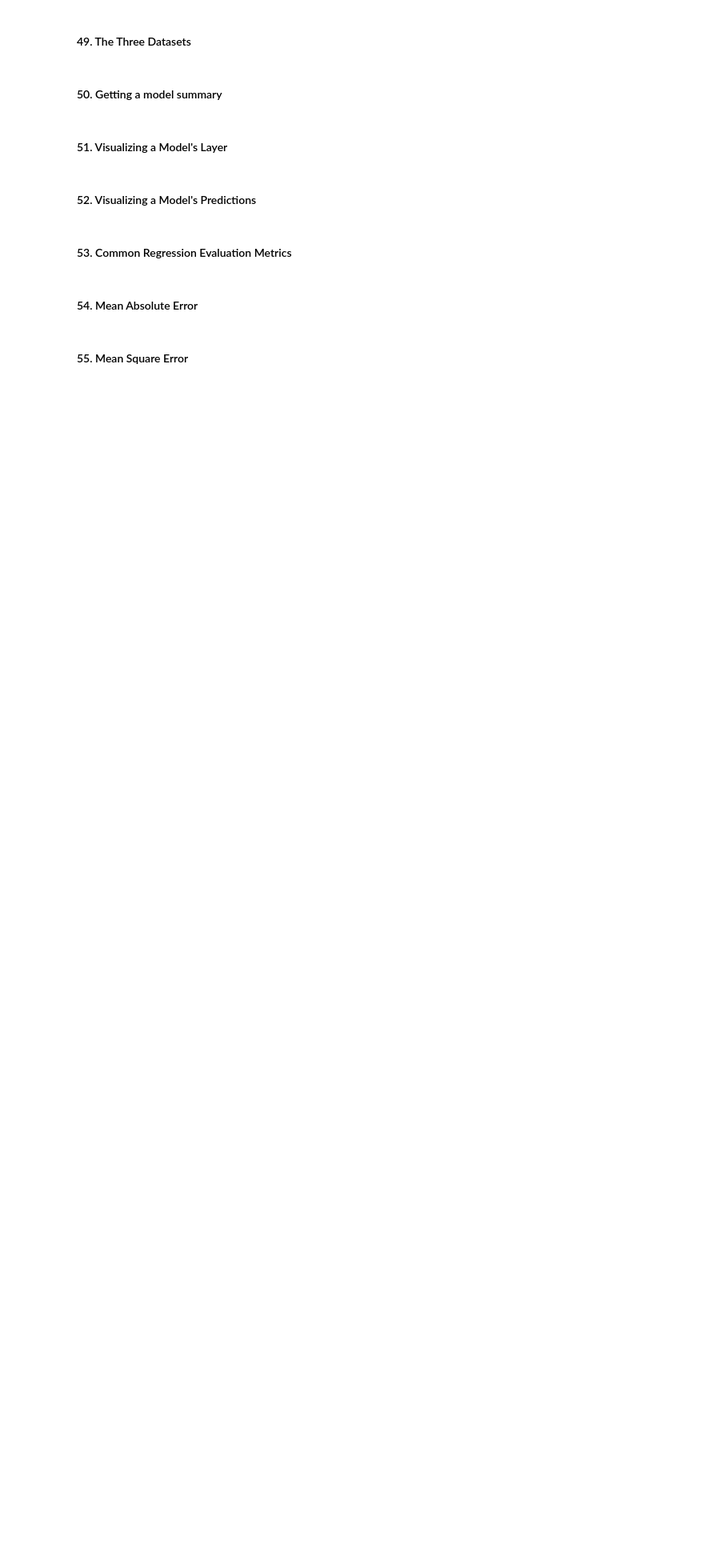
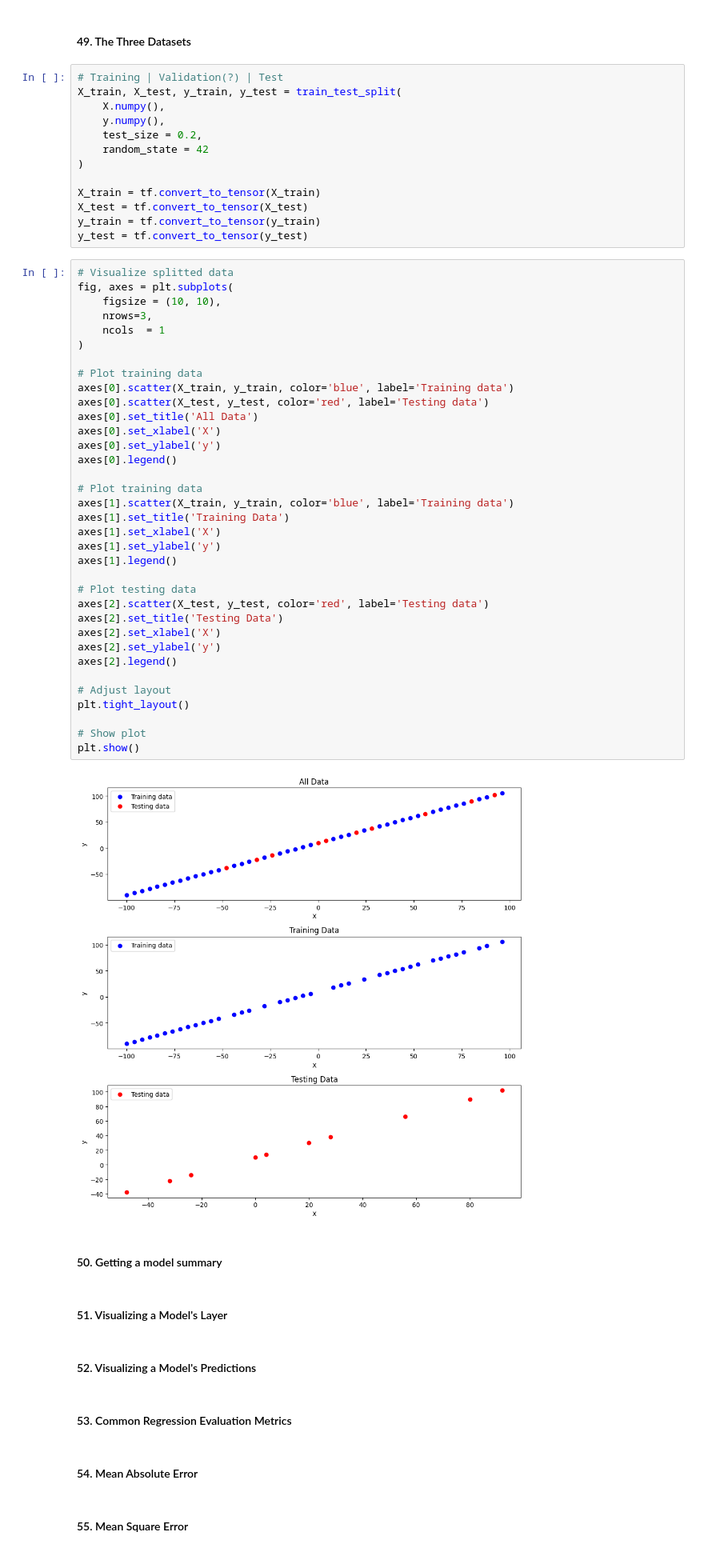
Before and after one commit to Diegomca98/tensorflow-certification-prep, a Jupyter notebook: src/nn_regression.ipynb, the cells around one changed output. Shown at 80% size. Drawn from its saved outputs; the diff is of its cells as text; blank space fills up the shorter version.

```diff
--- a/src/nn_regression.ipynb
+++ b/src/nn_regression.ipynb
@@ -286,5 +492,55 @@ array([[31.223545]], dtype=float32)
 # %% [markdown]
 #### 49. The Three Datasets
+# %%
+# Training | Validation(?) | Test
+X_train, X_test, y_train, y_test = train_test_split(
+    X.numpy(),
+    y.numpy(),
+    test_size = 0.2,
+    random_state = 42
+)
+
+X_train = tf.convert_to_tensor(X_train)
+X_test = tf.convert_to_tensor(X_test)
+y_train = tf.convert_to_tensor(y_train)
+y_test = tf.convert_to_tensor(y_test)
+# %%
+# Visualize splitted data
+fig, axes = plt.subplots(
+    figsize = (10, 10),
+    nrows=3,
+    ncols  = 1
+)
+
+# Plot training data
+axes[0].scatter(X_train, y_train, color='blue', label='Training data')
+axes[0].scatter(X_test, y_test, color='red', label='Testing data')
+axes[0].set_title('All Data')
+axes[0].set_xlabel('X')
+axes[0].set_ylabel('y')
+axes[0].legend()
+
+# Plot training data
+axes[1].scatter(X_train, y_train, color='blue', label='Training data')
+axes[1].set_title('Training Data')
+axes[1].set_xlabel('X')
+axes[1].set_ylabel('y')
+axes[1].legend()
+
+# Plot testing data
+axes[2].scatter(X_test, y_test, color='red', label='Testing data')
+axes[2].set_title('Testing Data')
+axes[2].set_xlabel('X')
+axes[2].set_ylabel('y')
+axes[2].legend()
+
+# Adjust layout
+plt.tight_layout()
+
+# Show plot
+plt.show()
+# %% [output]
+[figure, added]
 # %% [markdown]
 #### 50. Getting a model summary
 # %% [markdown]
```
Also changed, not shown: parts of 26 cells of this notebook.
